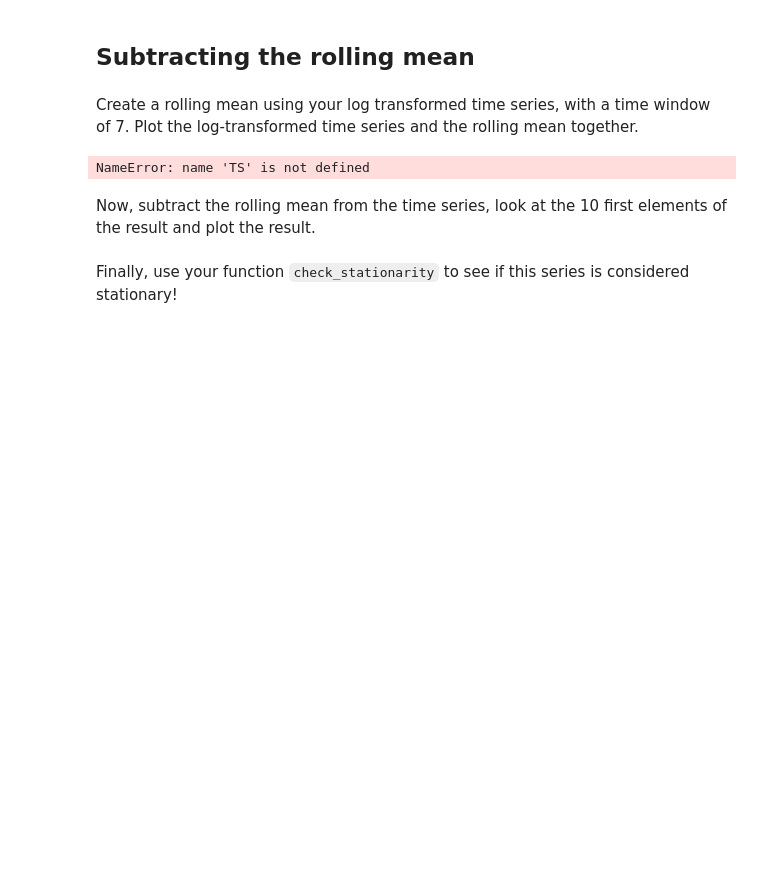
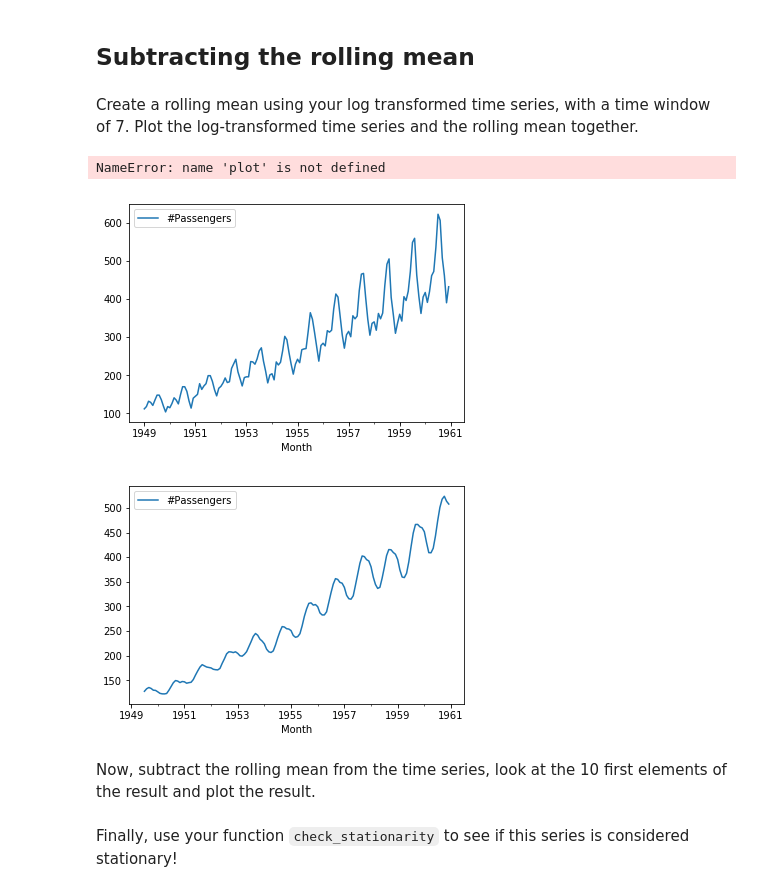
Before and after one commit to justinlee3/dsc-enterprise-hsbc-removing-trends-lab-hsbc-ds-081319, a Jupyter notebook: index.ipynb, the cells around one changed output. Drawn from its saved outputs; the diff is of its cells as text; code cells hidden in the pictures; blank space fills up the shorter version.

```diff
--- a/index.ipynb
+++ b/index.ipynb
@@ -133,12 +133,14 @@ moving forward, let's keep working with the log transformed data before subtract
 Create a rolling mean using your log transformed time series, with a time window of 7. Plot the log-transformed time series and the rolling mean together.
 # %%
 # your code here
-rolmean = TS.rolling(window = 7, center = False).mean()
+rolmean = df.rolling(window = 7, center = False).mean()
 df.plot()
 rolmean.plot()
 plot.show()
 # %% [output]
-NameError: name 'TS' is not defined
+NameError: name 'plot' is not defined
+[figure, added]
+[figure, added]
 # %% [markdown]
 Now, subtract the rolling mean from the time series, look at the 10 first elements of the result and plot the result.
 # %%
```
